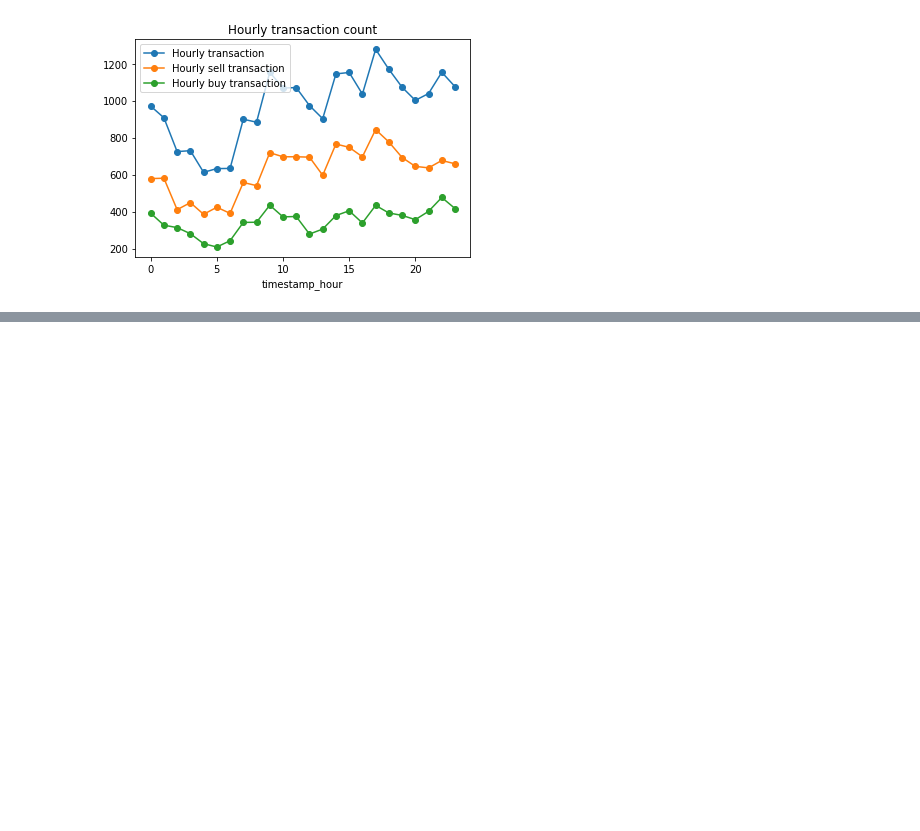
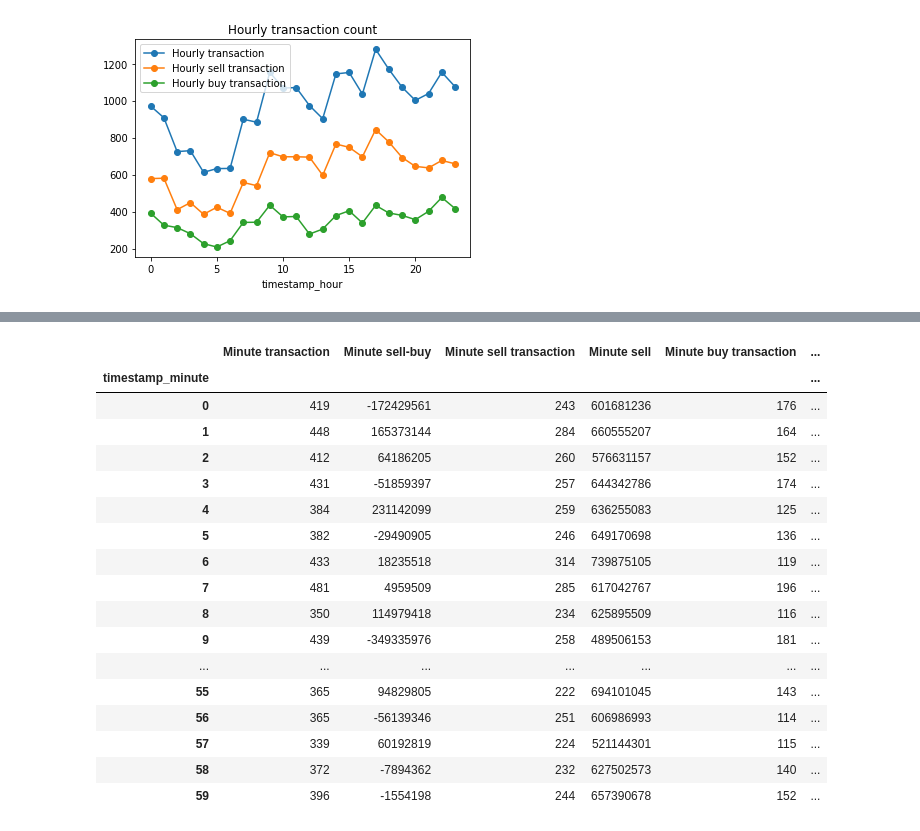
Before and after one commit to hamin7/ITE3035_Python, a Jupyter notebook: Data_Science/totalTransactionCount.ipynb, the cells around one changed output, grey strips where cells are left out. Saved outputs shown, nothing was run; the diff lists cells and outputs as text; code cells hidden in the pictures; blank space fills up the shorter version.

```diff
--- a/Data_Science/totalTransactionCount.ipynb
+++ b/Data_Science/totalTransactionCount.ipynb
@@ -243,0 +242,4 @@ plt.savefig('/Users/hamin/ITE3035_Python/Data_Science/graph/Hourly transaction c
+# %%
+# Minute
+## creating 'minute - amount' connection
+group_minute_amount = df['amount'].groupby(df['timestamp_minute'])
@@ -243,0 +574,25 @@ plt.savefig('/Users/hamin/ITE3035_Python/Data_Science/graph/Hourly transaction c
+# %%
+# minute 별 계산 table 생성
+dfs = [group_minute_amount.size(), group_minute_amount.sum(), group_minute_amount_positive.size(), group_minute_amount_positive.sum(), group_minute_amount_negative.size(), group_minute_amount_negative.sum(), absolute_minute_total_amount, absolute_minute_negative_sum]
+day_df_minute_final = reduce(lambda left,right: pd.merge(left,right,on='timestamp_minute'), dfs)
+day_df_minute_final.columns = [ "Minute transaction", "Minute sell-buy", "Minute sell transaction", "Minute sell", "Minute buy transaction", "Minute buy", "Minute total sell", "Minute absolute total buy"]
+day_df_minute_final
+# %% [output]
+|  | Minute transaction | Minute sell-buy | Minute sell transaction | Minute sell | Minute buy transaction | ... |
+| timestamp_minute |  |  |  |  |  | ... |
+| 0 | 419 | -172429561 | 243 | 601681236 | 176 | ... |
+| 1 | 448 | 165373144 | 284 | 660555207 | 164 | ... |
+| 2 | 412 | 64186205 | 260 | 576631157 | 152 | ... |
+| 3 | 431 | -51859397 | 257 | 644342786 | 174 | ... |
+| 4 | 384 | 231142099 | 259 | 636255083 | 125 | ... |
+| 5 | 382 | -29490905 | 246 | 649170698 | 136 | ... |
+| 6 | 433 | 18235518 | 314 | 739875105 | 119 | ... |
+| 7 | 481 | 4959509 | 285 | 617042767 | 196 | ... |
+| 8 | 350 | 114979418 | 234 | 625895509 | 116 | ... |
+| 9 | 439 | -349335976 | 258 | 489506153 | 181 | ... |
+| ... | ... | ... | ... | ... | ... | ... |
+| 55 | 365 | 94829805 | 222 | 694101045 | 143 | ... |
+| 56 | 365 | -56139346 | 251 | 606986993 | 114 | ... |
+| 57 | 339 | 60192819 | 224 | 521144301 | 115 | ... |
+| 58 | 372 | -7894362 | 232 | 627502573 | 140 | ... |
+| 59 | 396 | -1554198 | 244 | 657390678 | 152 | ... |
```
Also changed, not shown: parts of 27 cells of this notebook, 5 other files.
